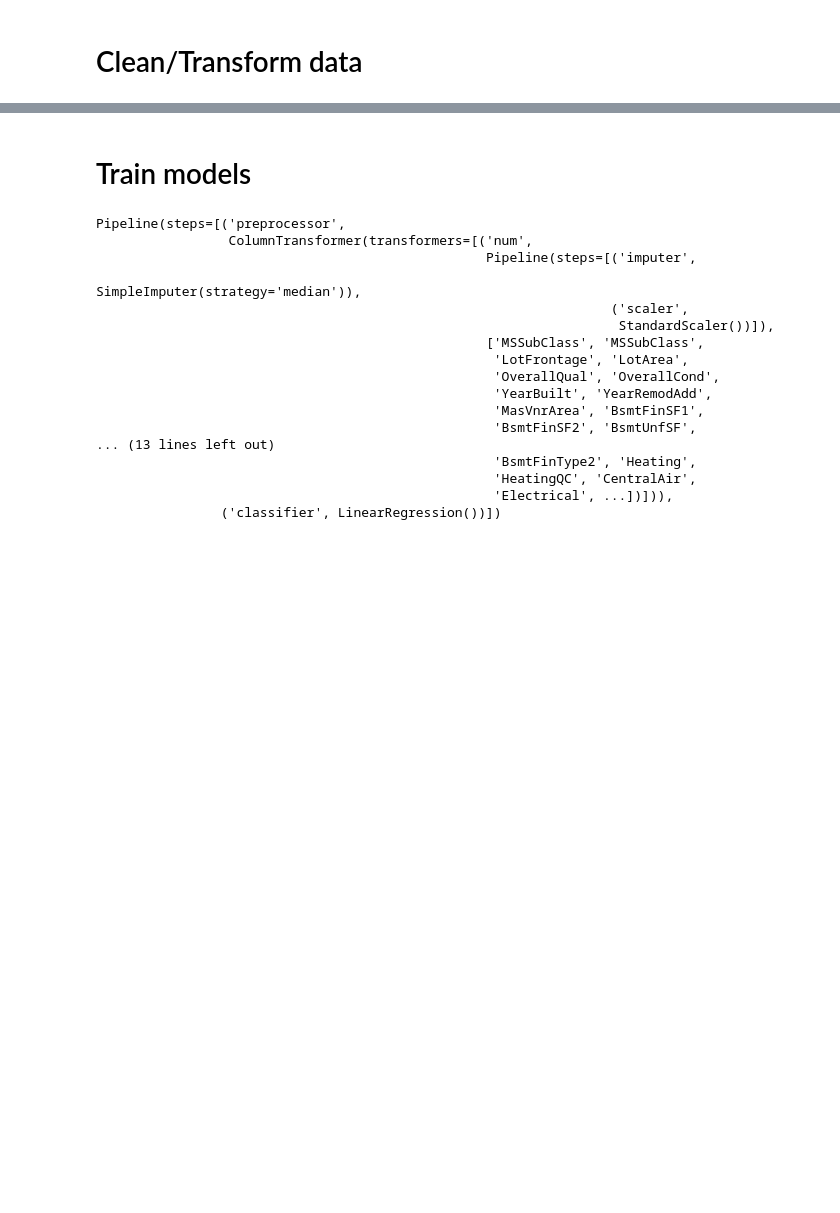
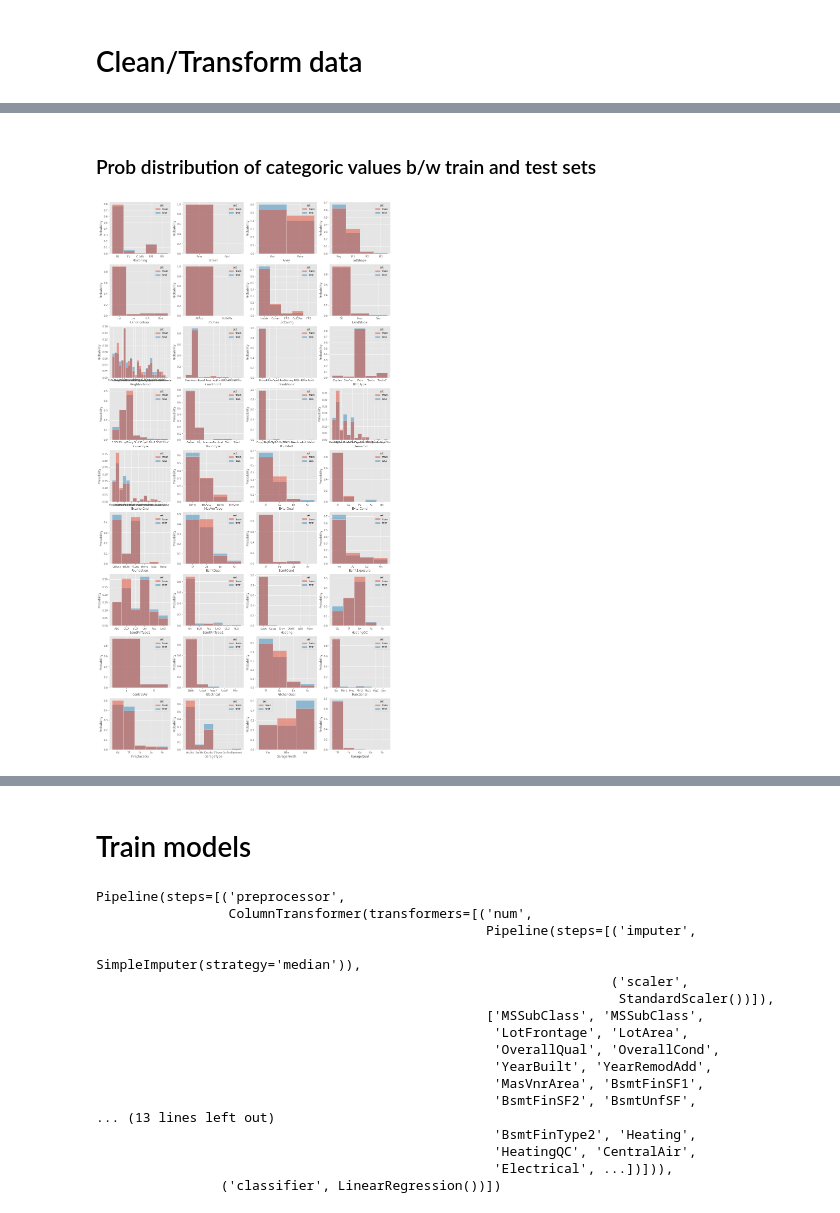
Before and after one commit to sputnik516/ML4AT, a Jupyter notebook: _scratch_code/kaggle/housePxPredict.ipynb, the cells around one changed output, grey strips where cells are left out. Cells and saved outputs as stored; diff of their text form; code cells hidden in the pictures; blank space fills up the shorter version.

```diff
--- a/_scratch_code/kaggle/housePxPredict.ipynb
+++ b/_scratch_code/kaggle/housePxPredict.ipynb
@@ -119,0 +153,15 @@ assert(len(X) == len(train))
+# %% [markdown]
+### Prob distribution of categoric values b/w train and test sets
+# %%
+fig, axs = plt.subplots(ncols=4, nrows=9, figsize=(20, 40))
+
+for col, ax in zip(categorical_features, axs.flat):
+    sns.histplot(data=_df_combined,
+                 x=col,
+                 hue='set',
+                 stat='probability',
+                 #multiple='dodge',
+                 common_norm=False,
+                 ax=ax)
+# %% [output]
+[figure, added]
```
Also changed, not shown: parts of 16 cells of this notebook, 2 other files.
